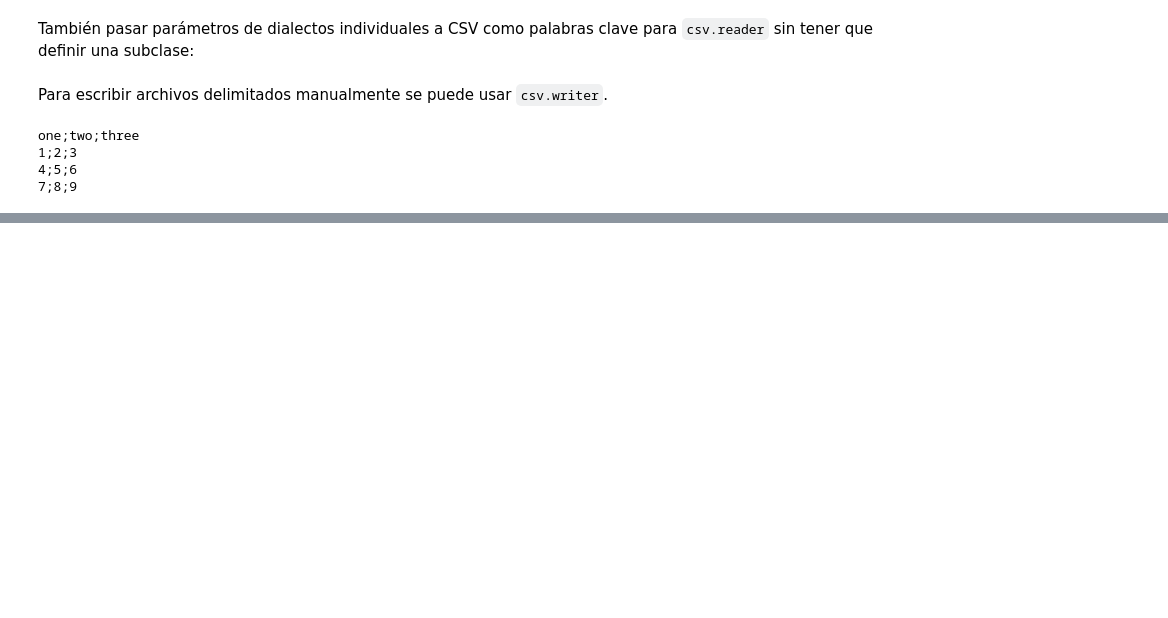
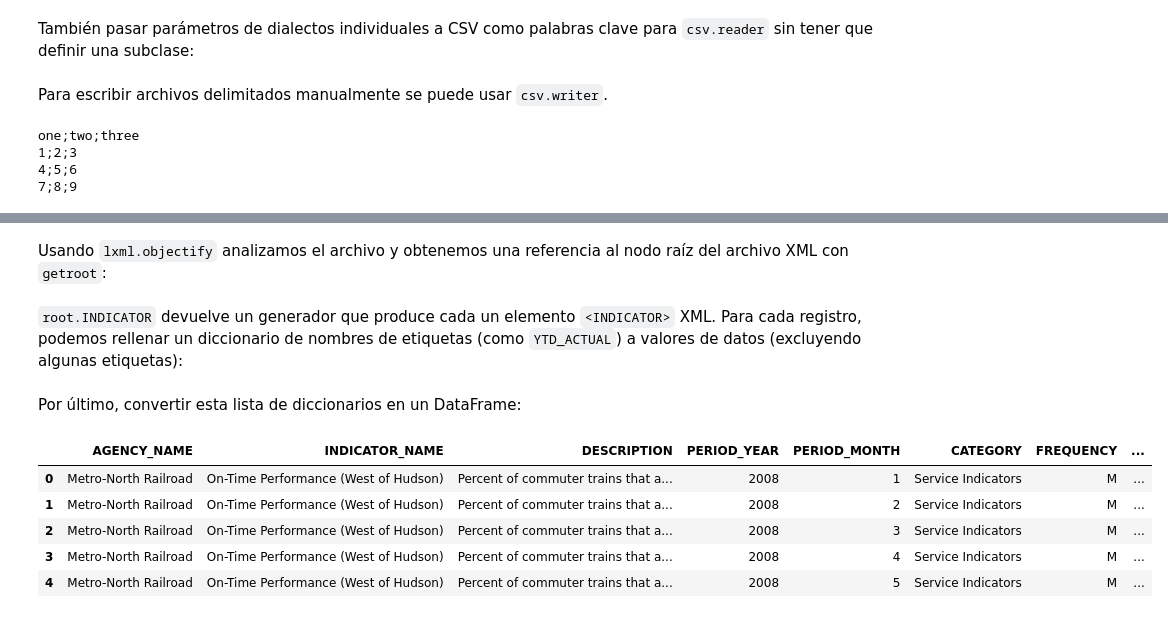
Before and after one commit to taquero-programador/Data-Analysis, a Jupyter notebook: Python for Data Analysis/chapter-06-data/data_loading-storage-file_formats.ipynb, the cells around one changed output, grey strips where cells are left out. Saved outputs shown, nothing was run; the diff lists cells and outputs as text; code cells hidden in the pictures; blank space fills up the shorter version.

Commit message:
docs(chapter 06): data loading, storage and file formats

```diff
--- a/Python for Data Analysis/chapter-06-data/data_loading-storage-file_formats.ipynb
+++ b/Python for Data Analysis/chapter-06-data/data_loading-storage-file_formats.ipynb
@@ -428,0 +572,41 @@ one;two;three
+# %% [markdown]
+Usando `lxml.objectify` analizamos el archivo y obtenemos una referencia al nodo raíz
+del archivo XML con `getroot`:
+# %%
+from lxml import objectify
+
+path = "Performance_MNR.xml"
+
+with open(path) as f:
+    parsed = objectify.parse(f)
+
+root = parsed.getroot()
+# %% [markdown]
+`root.INDICATOR` devuelve un generador que produce cada un elemento `<INDICATOR>`
+XML. Para cada registro, podemos rellenar un diccionario de nombres de etiquetas
+(como `YTD_ACTUAL`) a valores de datos (excluyendo algunas etiquetas):
+# %%
+data = []
+
+skip_fields = ["PARENT_SEQ", "INDICATOR_SEQ",
+              "DESIRED_CHANGE", "DECIMAL_PLACES"]
+
+for elt in root.INDICATOR:
+    el_data = {}
+    for child in elt.getchildren():
+        if child.tag in skip_fields:
+            continue
+        el_data[child.tag] = child.pyval
+    data.append(el_data)
+# %% [markdown]
+Por último, convertir esta lista de diccionarios en un DataFrame:
+# %%
+perf = pd.DataFrame(data)
+perf.head()
+# %% [output]
+|  | AGENCY_NAME | INDICATOR_NAME | DESCRIPTION | PERIOD_YEAR | PERIOD_MONTH | CATEGORY | FREQUENCY | ... |
+| 0 | Metro-North Railroad | On-Time Performance (West of Hudson) | Percent of commuter trains that a... | 2008 | 1 | Service Indicators | M | ... |
+| 1 | Metro-North Railroad | On-Time Performance (West of Hudson) | Percent of commuter trains that a... | 2008 | 2 | Service Indicators | M | ... |
+| 2 | Metro-North Railroad | On-Time Performance (West of Hudson) | Percent of commuter trains that a... | 2008 | 3 | Service Indicators | M | ... |
+| 3 | Metro-North Railroad | On-Time Performance (West of Hudson) | Percent of commuter trains that a... | 2008 | 4 | Service Indicators | M | ... |
+| 4 | Metro-North Railroad | On-Time Performance (West of Hudson) | Percent of commuter trains that a... | 2008 | 5 | Service Indicators | M | ... |
```
Also changed, not shown: parts of 31 cells of this notebook, 5 other files.
